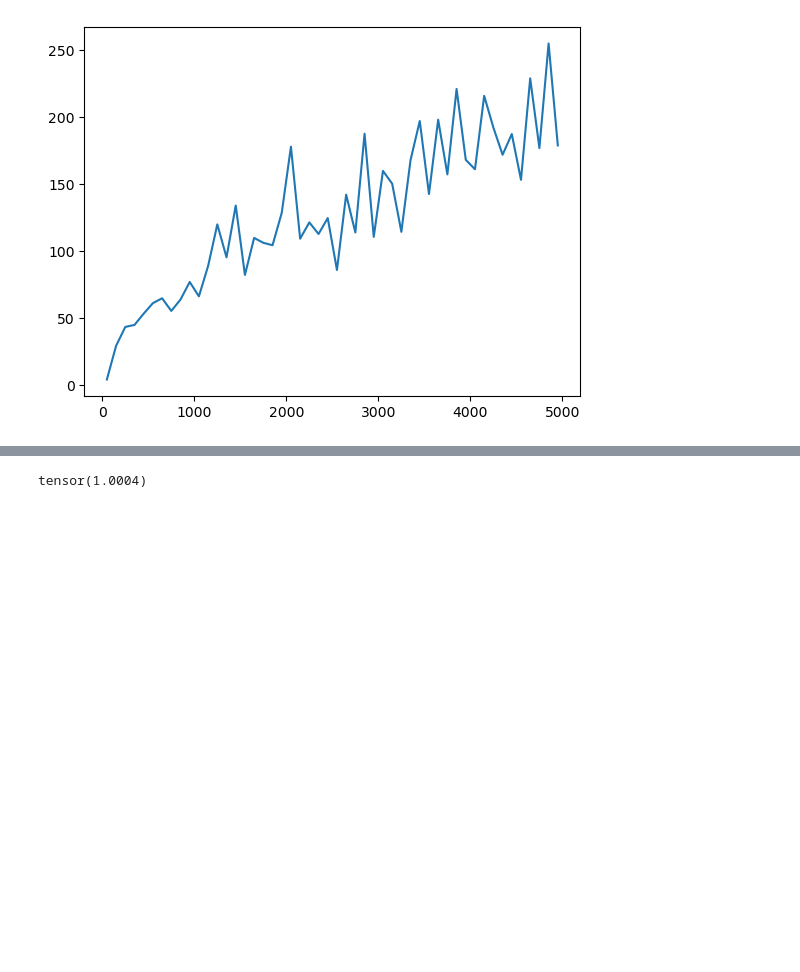
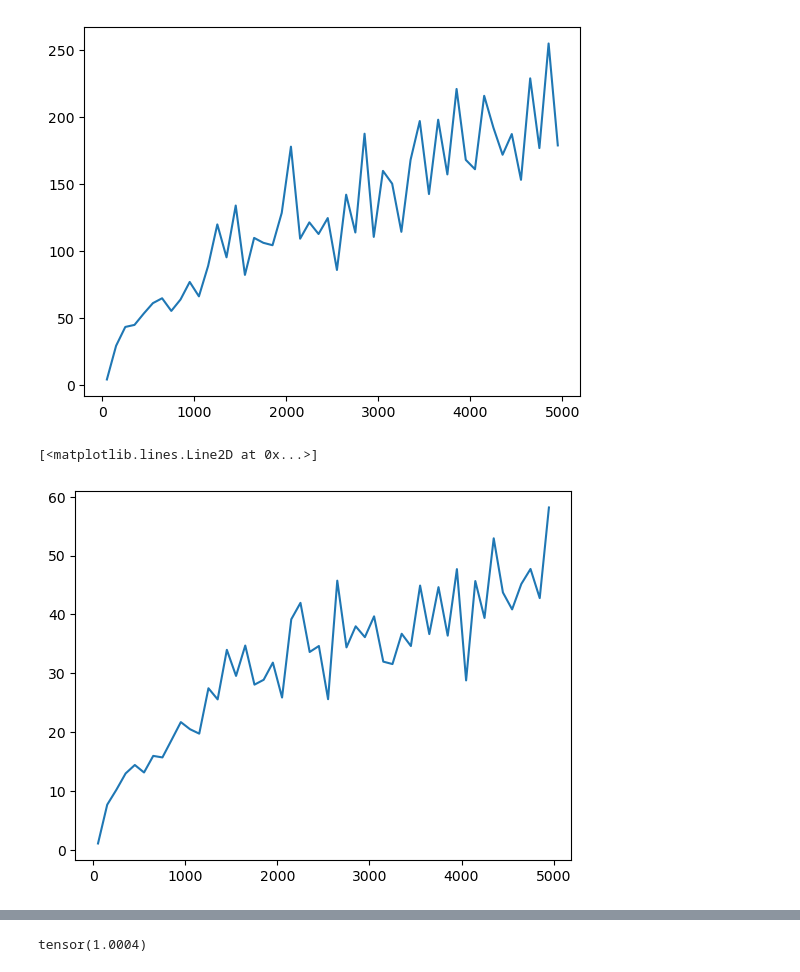
Before and after one commit to lucmonl/mlopt, a Jupyter notebook: notebook/test.ipynb, the cells around one changed output, grey strips where cells are left out. Saved outputs shown, nothing was run; the diff lists cells and outputs as text; code cells hidden in the pictures; blank space fills up the shorter version.

```diff
--- a/notebook/test.ipynb
+++ b/notebook/test.ipynb
@@ -14,3 +14,17 @@ plt.plot(torch.arange(50, 5000, 100), ratio)
 # %% [output]
 [<matplotlib.lines.Line2D at 0x...>]
 [figure]
+# %%
+ratio = []
+sum = []
+for d in range(50, 50000, 1000):
+    g = torch.rand(d) + 10
+    sketch = (torch.randn(20, d)) / math.sqrt(20)
+    sketched_g = sketch.T @ sketch @ g
+    ratio.append(torch.norm(sketched_g) / torch.norm(g))
+    sum.append(torch.sum(sketched_g) - torch.sum(g))
+plt.plot(torch.arange(50, 5000, 100), ratio)
+#plt.plot(torch.arange(50, 5000, 100), sum)
+# %% [output]
+[<matplotlib.lines.Line2D at 0x...>]
+[figure, added]
```
Also changed, not shown: parts of 2 cells of this notebook, 4 other files.
